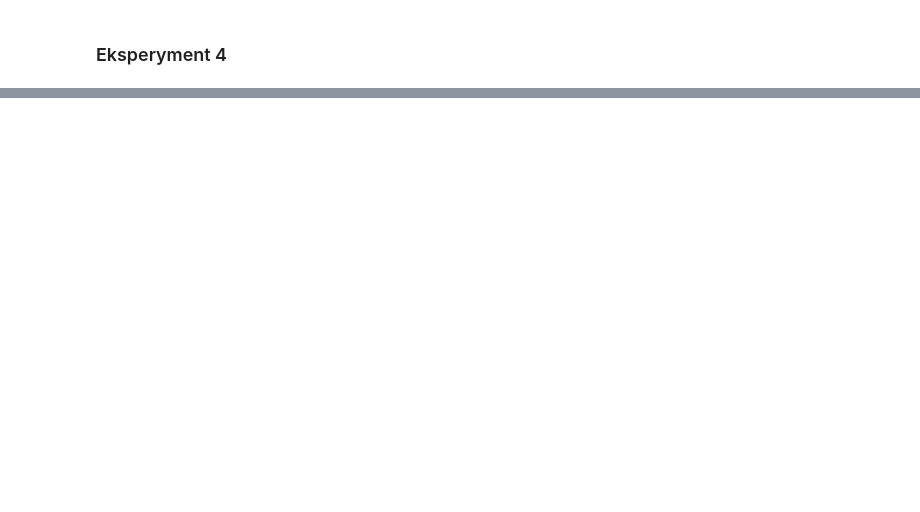
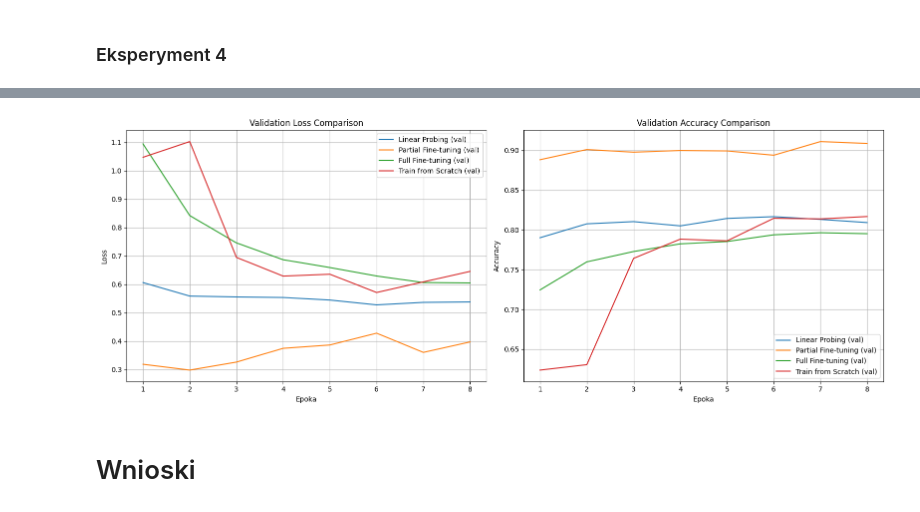
Before and after one commit to Solvro/ml-kurs-wdrozeniowy-25, a Jupyter notebook: ML_LIsta 5 transfer learning.ipynb, the cells around one changed output, grey strips where cells are left out. Saved outputs shown, nothing was run; the diff lists cells and outputs as text; code cells hidden in the pictures; blank space fills up the shorter version.

```diff
--- a/ML_LIsta 5 transfer learning.ipynb
+++ b/ML_LIsta 5 transfer learning.ipynb
@@ -744,0 +809,39 @@ plots(exp3_history, "eksperymnet 3")
+# %%
+import matplotlib.pyplot as plt
+
+def plot_all_experiments(histories, names):
+    epochs = range(1, len(histories[0]['train_acc']) + 1)
+
+    plt.figure(figsize=(16, 6))
+
+    plt.subplot(1, 2, 1)
+    for history, name in zip(histories, names):
+        plt.plot(epochs, history['val_loss'], label=f'{name} (val)')
+
+    plt.title('Validation Loss Comparison')
+    plt.xlabel('Epoka')
+    plt.ylabel('Loss')
+    plt.legend()
+    plt.grid(True)
+
+    plt.subplot(1, 2, 2)
+    for history, name in zip(histories, names):
+        plt.plot(epochs, history['val_acc'], label=f'{name} (val)')
+
+    plt.title('Validation Accuracy Comparison')
+    plt.xlabel('Epoka')
+    plt.ylabel('Accuracy')
+    plt.legend()
+    plt.grid(True)
+
+    plt.tight_layout()
+    plt.show()
+
+histories = [exp1_history, exp2_history, exp3_history, exp4_history]
+names = ['Linear Probing', 'Partial Fine-tuning', 'Full Fine-tuning', 'Train from Scratch']
+
+plot_all_experiments(histories, names)
+# %% [output]
+[figure, added]
+# %% [markdown]
+# Wnioski
```
Also changed, not shown: parts of 10 cells of this notebook.
